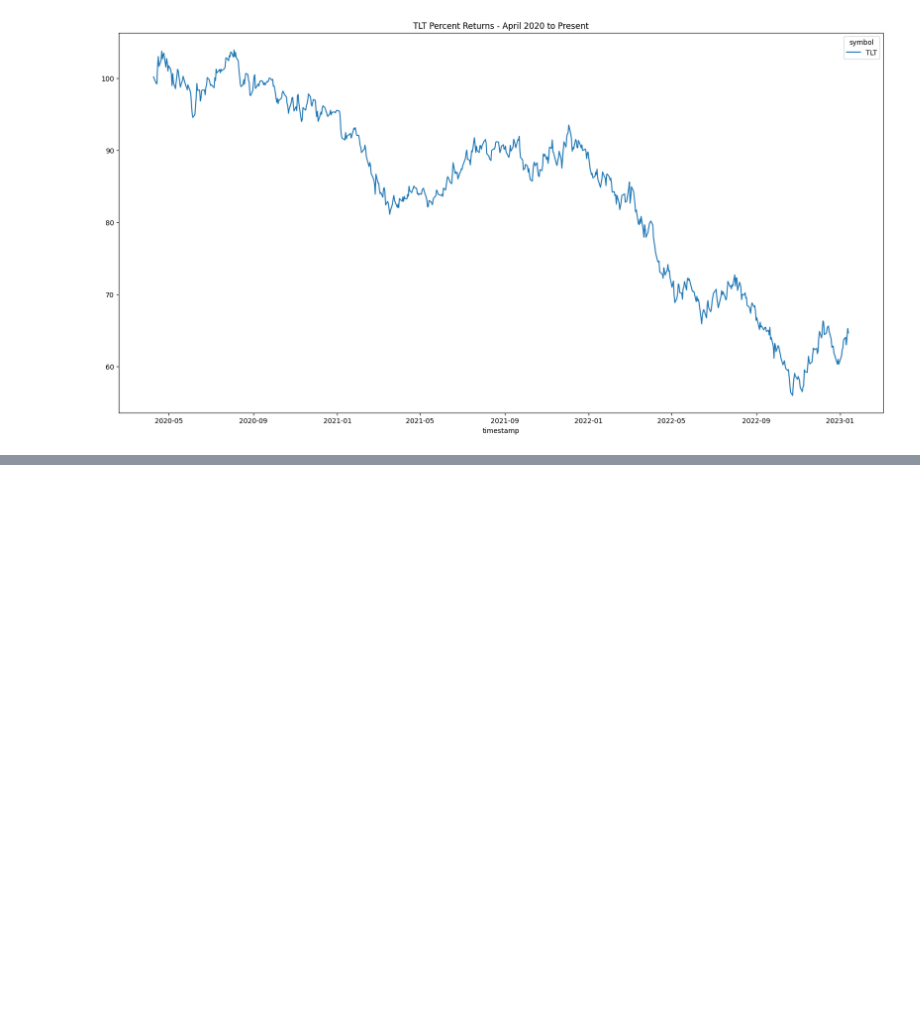
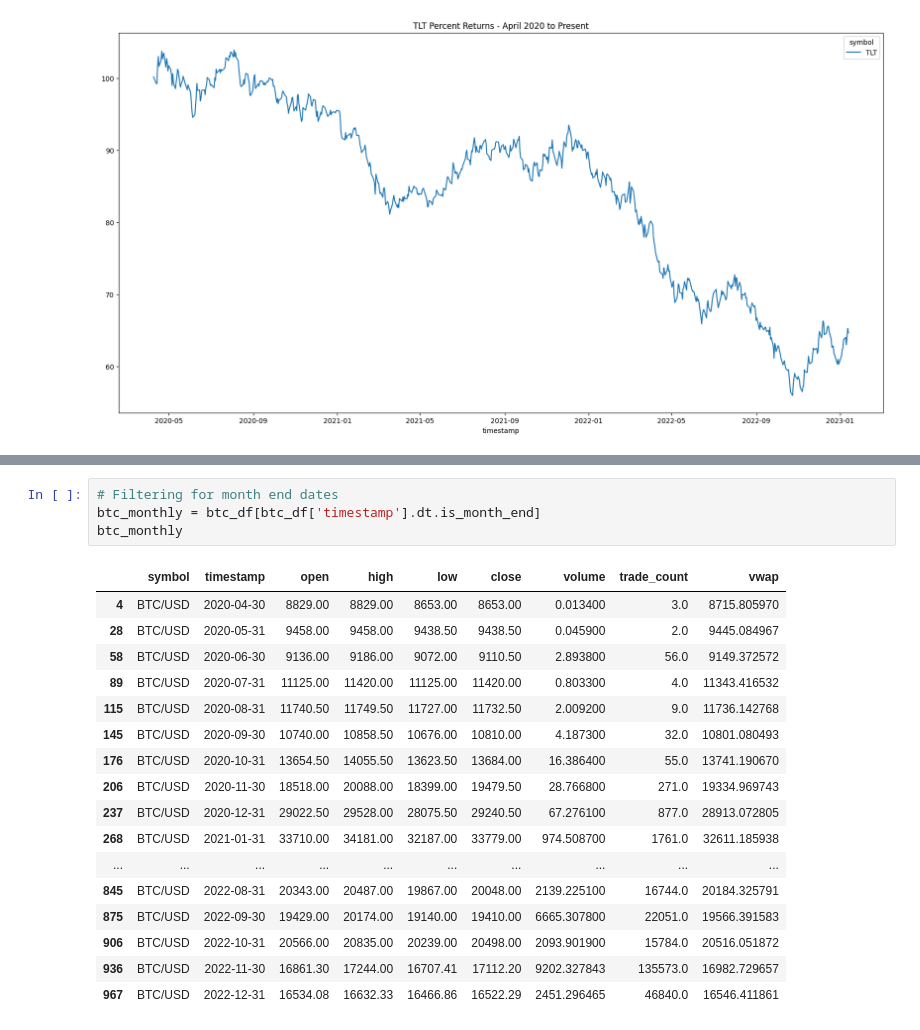
Before and after one commit to jordan-gilmartin/Alpaca-API-Data, a Jupyter notebook: Alpaca-API-Data.ipynb, the cells around one changed output, grey strips where cells are left out. Drawn from its saved outputs; the diff is of its cells as text; blank space fills up the shorter version.

```diff
--- a/Alpaca-API-Data.ipynb
+++ b/Alpaca-API-Data.ipynb
@@ -890,2 +893,24 @@ memory usage: 69.1+ KB
+# %%
+# Filtering for month end dates
+btc_monthly = btc_df[btc_df['timestamp'].dt.is_month_end]
+btc_monthly
+# %% [output]
+|  | symbol | timestamp | open | high | low | close | volume | trade_count | vwap |
+| 4 | BTC/USD | 2020-04-30 | 8829.00 | 8829.00 | 8653.00 | 8653.00 | 0.013400 | 3.0 | 8715.805970 |
+| 28 | BTC/USD | 2020-05-31 | 9458.00 | 9458.00 | 9438.50 | 9438.50 | 0.045900 | 2.0 | 9445.084967 |
+| 58 | BTC/USD | 2020-06-30 | 9136.00 | 9186.00 | 9072.00 | 9110.50 | 2.893800 | 56.0 | 9149.372572 |
+| 89 | BTC/USD | 2020-07-31 | 11125.00 | 11420.00 | 11125.00 | 11420.00 | 0.803300 | 4.0 | 11343.416532 |
+| 115 | BTC/USD | 2020-08-31 | 11740.50 | 11749.50 | 11727.00 | 11732.50 | 2.009200 | 9.0 | 11736.142768 |
+| 145 | BTC/USD | 2020-09-30 | 10740.00 | 10858.50 | 10676.00 | 10810.00 | 4.187300 | 32.0 | 10801.080493 |
+| 176 | BTC/USD | 2020-10-31 | 13654.50 | 14055.50 | 13623.50 | 13684.00 | 16.386400 | 55.0 | 13741.190670 |
+| 206 | BTC/USD | 2020-11-30 | 18518.00 | 20088.00 | 18399.00 | 19479.50 | 28.766800 | 271.0 | 19334.969743 |
+| 237 | BTC/USD | 2020-12-31 | 29022.50 | 29528.00 | 28075.50 | 29240.50 | 67.276100 | 877.0 | 28913.072805 |
+| 268 | BTC/USD | 2021-01-31 | 33710.00 | 34181.00 | 32187.00 | 33779.00 | 974.508700 | 1761.0 | 32611.185938 |
+| ... | ... | ... | ... | ... | ... | ... | ... | ... | ... |
+| 845 | BTC/USD | 2022-08-31 | 20343.00 | 20487.00 | 19867.00 | 20048.00 | 2139.225100 | 16744.0 | 20184.325791 |
+| 875 | BTC/USD | 2022-09-30 | 19429.00 | 20174.00 | 19140.00 | 19410.00 | 6665.307800 | 22051.0 | 19566.391583 |
+| 906 | BTC/USD | 2022-10-31 | 20566.00 | 20835.00 | 20239.00 | 20498.00 | 2093.901900 | 15784.0 | 20516.051872 |
+| 936 | BTC/USD | 2022-11-30 | 16861.30 | 17244.00 | 16707.41 | 17112.20 | 9202.327843 | 135573.0 | 16982.729657 |
+| 967 | BTC/USD | 2022-12-31 | 16534.08 | 16632.33 | 16466.86 | 16522.29 | 2451.296465 | 46840.0 | 16546.411861 |
 # %%
 # Grabbing subset of timestamp and closing prices
```
Also changed, not shown: parts of 49 cells of this notebook, 11 other files.
